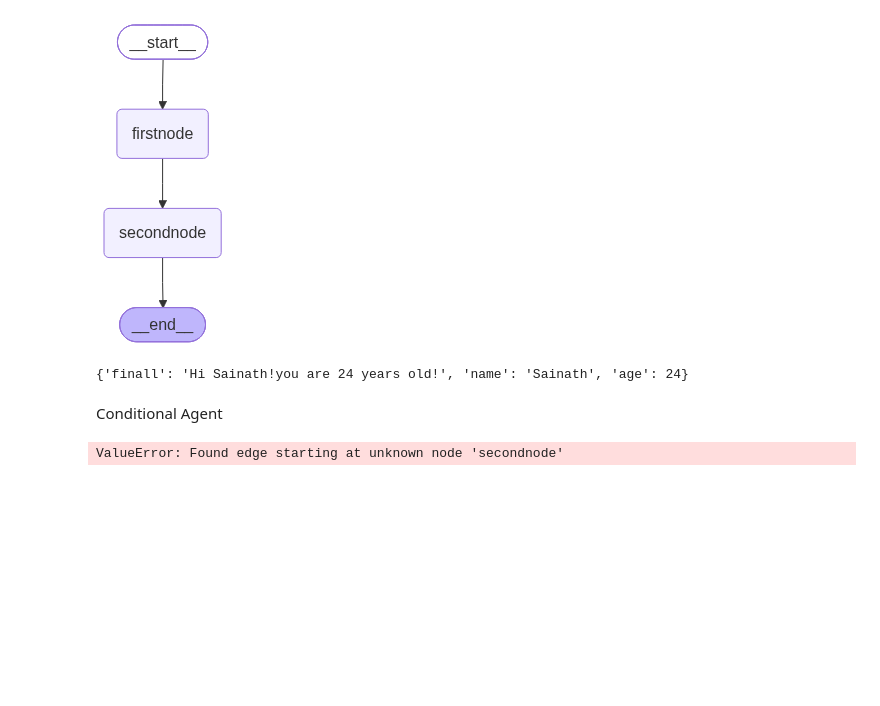
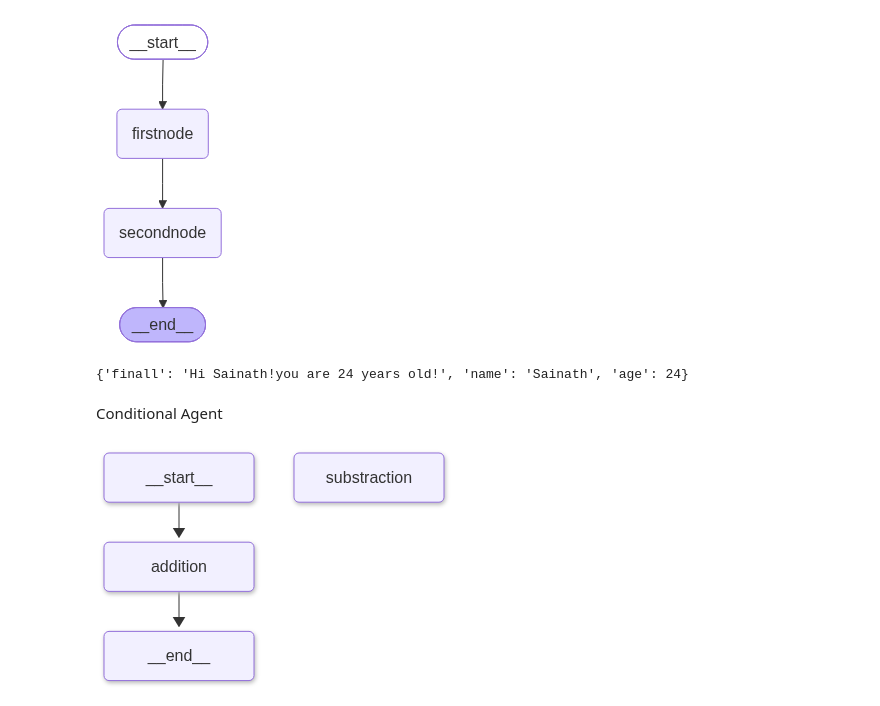
Before and after one commit to Sainath-Dussa96/Agentic-AI, a Jupyter notebook: my-project/src/my_project/langgraph/langgraph.ipynb, the cells around one changed output. Saved outputs shown, nothing was run; the diff lists cells and outputs as text; code cells hidden in the pictures; blank space fills up the shorter version.

```diff
--- a/my-project/src/my_project/langgraph/langgraph.ipynb
+++ b/my-project/src/my_project/langgraph/langgraph.ipynb
@@ -189,32 +189,32 @@ class ArthState(TypedDict):
     X:int
     Y:int
     Operation:str
     answer:int
 
 def addition(state:ArthState) -> ArthState:
     """This is the first node of our sequence"""
     state["answer"]=state['X']+state['Y']
     return state
 
 def substraction(state:ArthState) -> ArthState:
     """this is the second node of our sequence"""
     state["answer"]=((state['X'])*2)-((state['Y'])*2)
     return state
 
 def decidenode(state:ArthState) -> ArthState:
     """this decides which addition to execute"""
 
 graph5=StateGraph(ArthState)
 
 graph5.add_node("addition",addition)
 graph5.add_node("substraction",substraction)
 # graph5.set_conditional_entry_point()
 graph5.set_entry_point("addition")
 # graph5.add_edge("firstnode","secondnode")
-graph5.set_finish_point("secondnode")
+# graph5.set_finish_point("secondnode")
 
 app5=graph5.compile()
 
 app5
 # %% [output]
-ValueError: Found edge starting at unknown node 'secondnode'
+[figure, added]
```
Also changed, not shown: parts of 1 cell of this notebook.
